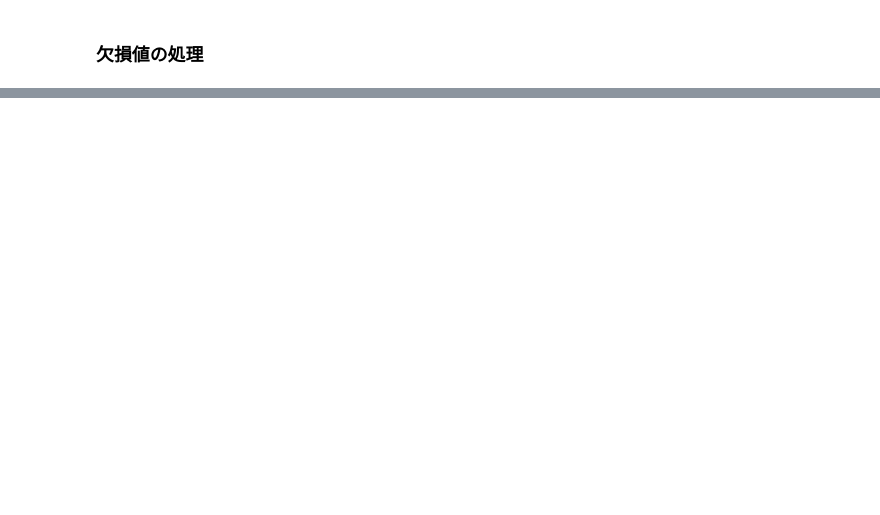
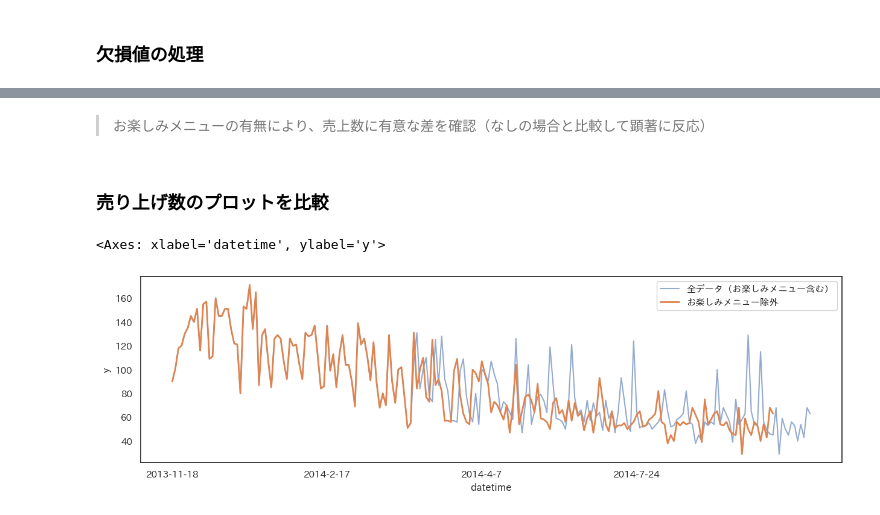
Before and after one commit to mochi7415/ml-collection, a Jupyter notebook: 02_SL/01_需要予測(お弁当).ipynb, the cells around one changed output, grey strips where cells are left out. Drawn from its saved outputs; the diff is of its cells as text; code cells hidden in the pictures; blank space fills up the shorter version.

```diff
--- a/02_SL/01_需要予測(お弁当).ipynb
+++ b/02_SL/01_需要予測(お弁当).ipynb
@@ -283,0 +236,37 @@ df_name.head()
+# %% [markdown]
+>お楽しみメニューの有無により、売上数に有意な差を確認（なしの場合と比較して顕著に反応）
+# %% [markdown]
+### 売り上げ数のプロットを比較
+# %%
+### 目的変数と説明変数(カテゴリー)との箱ひげ図の確認
+import pandas as pd
+import japanize_matplotlib
+import matplotlib.pyplot as plt
+import seaborn as sns
+
+train = pd.read_csv('./data/01/train_filled.csv') # 補完後のデータを読み込む
+
+
+# 「お楽しみメニューを含む場合」と「除いた場合」を重ねて表示
+plot_df = train.copy() # データフレームをコピーして、元のデータを変更しないようにする
+plot_df = plot_df.sort_values("datetime") # datetimeでソートして、時系列順にプロットできるようにする
+
+# 「お楽しみメニューを含む場合」のプロット
+ax = plot_df.plot(
+    x="datetime", y="y", figsize=(15, 4),
+    label="全データ（お楽しみメニュー含む）", alpha=0.6
+)
+
+# 「お楽しみメニューを除いた場合」のプロット
+plot_df[plot_df["remarks"] != "お楽しみメニュー"].plot(
+    x="datetime", y="y", ax=ax,
+    label="お楽しみメニュー除外", linewidth=2
+)
+
+ax.set_xlabel("datetime")
+ax.set_ylabel("y")
+ax.legend()
+display(ax)
+# %% [output]
+<Axes: xlabel='datetime', ylabel='y'>
+[figure, added]
```
Also changed, not shown: parts of 40 cells of this notebook.
